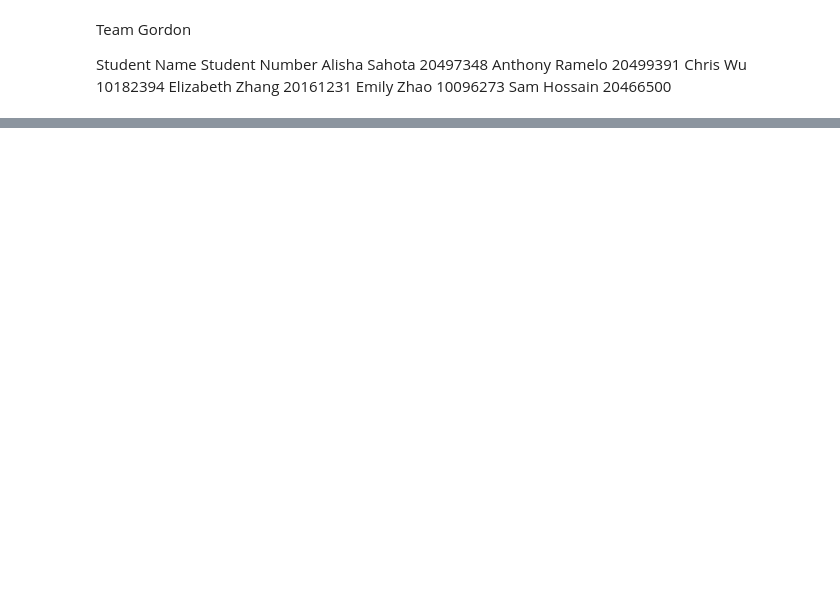
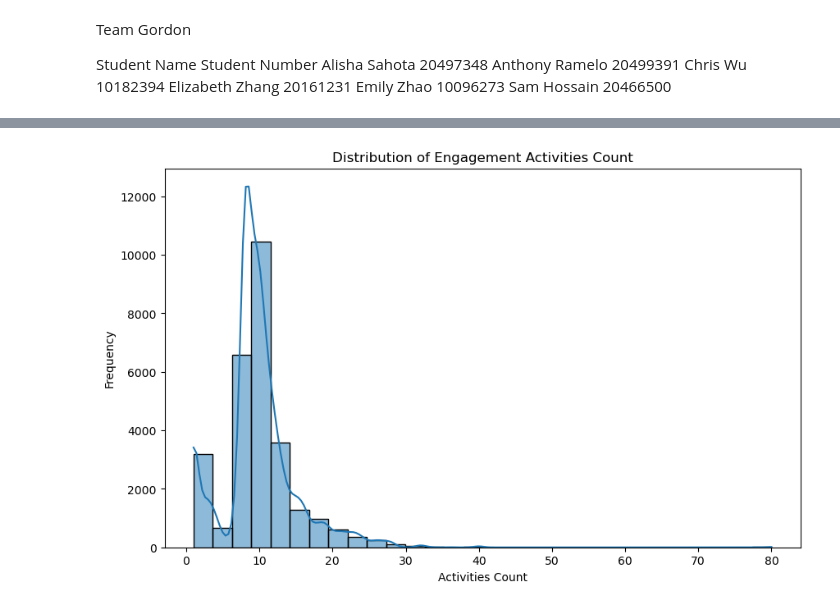
Before and after one commit to rameloa/School, a Jupyter notebook: 831MarketingAnalytics/Project/831MarketingProject/01Engagement.ipynb, the cells around one changed output, grey strips where cells are left out. Saved outputs shown, nothing was run; the diff lists cells and outputs as text; code cells hidden in the pictures; blank space fills up the shorter version.

```diff
--- a/831MarketingAnalytics/Project/831MarketingProject/01Engagement.ipynb
+++ b/831MarketingAnalytics/Project/831MarketingProject/01Engagement.ipynb
@@ -244,0 +306,82 @@ Engagement predictions saved to 'output_engagement/engagement_predictions.xlsx'.
+# %%
+# Calculate customer's age at the time of disbursement or current date
+from datetime import datetime
+
+# If you want to use the disbursement date
+full_data['age_at_disbursement'] = (full_data['Disbursement Date'] - full_data['Date of Birth']).dt.days // 365
+
+# If you prefer to use the current date
+# full_data['current_age'] = (datetime.now() - full_data['Date of Birth']).dt.days // 365
+
+# Ensure 'Outstanding Balance' and 'Qualified / Verified Income' are numeric
+full_data['Outstanding Balance'] = pd.to_numeric(full_data['Outstanding Balance'], errors='coerce')
+full_data['Qualified / Verified Income'] = pd.to_numeric(full_data['Qualified / Verified\nIncome'], errors='coerce')
+
+# Calculate Debt-to-Income Ratio
+full_data['debt_to_income_ratio'] = full_data['Outstanding Balance'] / full_data['Qualified / Verified Income']
+# %%
+# Exploratory Data Analysis (EDA)
+
+print("\nSummary Statistics:")
+print(full_data.describe())
+
+import matplotlib.pyplot as plt
+import seaborn as sns
+
+# Histogram of Engagement Activities
+plt.figure(figsize=(10, 6))
+sns.histplot(full_data['activities_count'], bins=30, kde=True)
+plt.title('Distribution of Engagement Activities Count')
+plt.xlabel('Activities Count')
+plt.ylabel('Frequency')
+plt.show()
+
+# Select numerical features for correlation
+numerical_features = ['activities_count', 'wellness_score', 'Financial Literacy Score', 'Aptitude for change Score', 'age_at_disbursement', 'debt_to_income_ratio']
+
+# Compute correlation matrix
+corr_matrix = full_data[numerical_features].corr()
+
+# Plot heatmap
+plt.figure(figsize=(8, 6))
+sns.heatmap(corr_matrix, annot=True, cmap='coolwarm')
+plt.title('Correlation Matrix')
+plt.show()
+
+# Relationship between Financial Literacy Score and Activities Count
+plt.figure(figsize=(10, 6))
+sns.scatterplot(data=full_data, x='Financial Literacy Score', y='activities_count')
+plt.title('Financial Literacy Score vs. Engagement Activities Count')
+plt.xlabel('Financial Literacy Score')
+plt.ylabel('Activities Count')
+plt.show()
+
+# Boxplot of Activities Count by Gender
+plt.figure(figsize=(8, 6))
+sns.boxplot(data=full_data, x='Gender', y='activities_count')
+plt.title('Engagement Activities Count by Gender')
+plt.xlabel('Gender')
+plt.ylabel('Activities Count')
+plt.show()
+
+import matplotlib.pyplot as plt
+import seaborn as sns
+
+# List of numerical features
+numerical_features = [
+    'wellness_score',
+    'Financial Literacy Score',
+    'Aptitude for change Score',
+    'age_at_disbursement',
+    'debt_to_income_ratio'
+]
+
+# Create scatter plots
+plt.figure(figsize=(15, 10))
+for i, feature in enumerate(numerical_features, 1):
+    plt.subplot(2, 3, i)
+    sns.scatterplot(data=full_data_encoded, x=feature, y='activities_count')
+    plt.title(f'{feature} vs Activities Count')
+plt.tight_layout()
+plt.show()
+# %% [output]
@@ -244,0 +405 @@ Engagement predictions saved to 'output_engagement/engagement_predictions.xlsx'.
+[figure, added]
```
Also changed, not shown: parts of 7 cells of this notebook, 2 other files.
